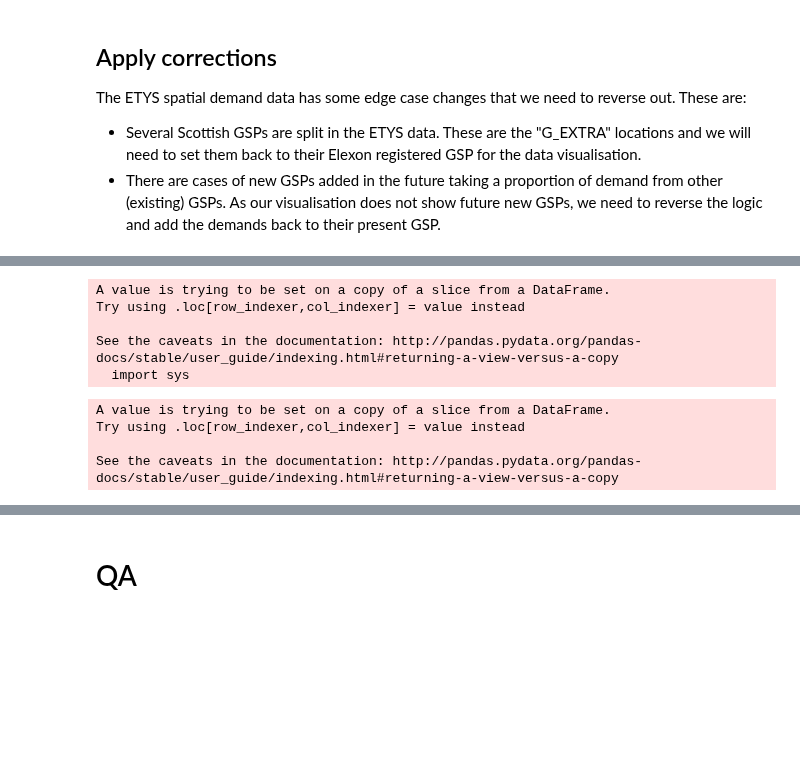
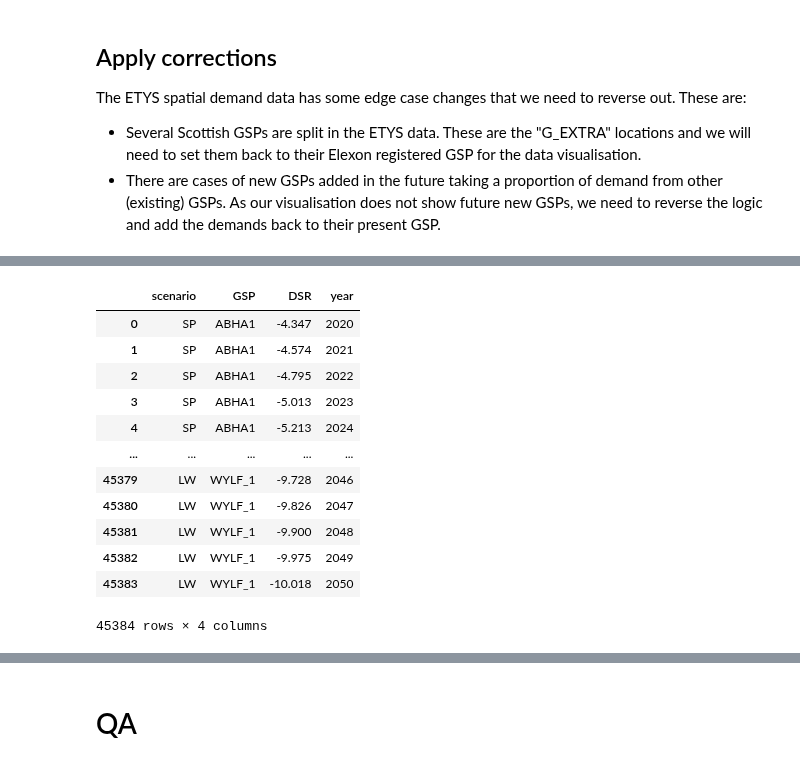
Before and after one commit to RobJN/regional-fes-resources, a Jupyter notebook: ETYS data/Read-ETYS-Spatial.ipynb, the cells around one changed output, grey strips where cells are left out. Drawn from its saved outputs; the diff is of its cells as text; code cells hidden in the pictures; blank space fills up the shorter version.

```diff
--- a/ETYS data/Read-ETYS-Spatial.ipynb
+++ b/ETYS data/Read-ETYS-Spatial.ipynb
@@ -229,3 +244,6 @@ df_DSR.loc[(df_DSR.GSP == 'DUNB_B'),'GSP']='DUNB'
 
 ##Reverse out others
 #TODO.
+
+#Convert year column from YY to YYYY format
+df_DSR.loc[:,'year'] =  (df_DSR.loc[:,'year'] + 2000).astype(int)
@@ -307,51 +250,16 @@ See the caveats in the documentation: http://pandas.pydata.org/pandas-docs/stabl
-# %%
-#Sub1MW.csv
-
-for technology in ["Hydro", "Other", "Solar", "Battery", "Wind"]:
-    for scenario in ["SP", "CT", "ST", "LW"]:
-        # Create df as a filter of df_csv
-        df = df_Sub1MW[(df_Sub1MW['scenario'] == scenario) & (df_Sub1MW['tech'] == technology)]
-        df['year'] = df['year'] + 2000
-
-        #Merge df on grouped_regions. Drop index & GSP columns
-        df = df.merge(grouped_regions, left_on = "etys_location", right_on = "index", how = 'left').drop(columns = ["index" , "etys_location"]).rename(columns = {0:"Region"})
-
-        # Pivot to have years across the top
-        df = pd.pivot_table(df, index='Region', columns= 'year', values='capacity', aggfunc = 'sum')
-
-        # Export to CSV
-        df.index.name = 'Primary'
-        if technology == "Battery":
-            filename = scenario + "-MxCapacity-" + "Storage" + ".csv"
-        else:
-            filename = scenario + "-MxCapacity-" + technology + ".csv"
-        df.to_csv(r".\ETYS data\Output\Sub1MW\\" + filename, index=True, float_format='%.3f')
-# %% [output]
-A value is trying to be set on a copy of a slice from a DataFrame.
-Try using .loc[row_indexer,col_indexer] = value instead
-
-See the caveats in the documentation: http://pandas.pydata.org/pandas-docs/stable/user_guide/indexing.html#returning-a-view-versus-a-copy
-  import sys
-# %%
-#DSR.csv
-
-for scenario in ["SP", "CT", "ST", "LW"]:
-    # Create df as a filter of df_csv
-    df = df_DSR[(df_DSR['scenario'] == scenario)]
-    df['year'] = df['year'] + 2000
-
-    #Merge df on grouped_regions. Drop index & GSP columns
-    df = df.merge(grouped_regions, left_on = "GSP", right_on = "index", how = 'left').drop(columns = ["index" , "GSP"]).rename(columns = {0:"Region"})
-
-    # Pivot to have years across the top
-    df = pd.pivot_table(df, index='Region', columns= 'year', values='DSR', aggfunc = 'sum')
-
-    # Export to CSV
-    df.index.name = 'Primary'
-    filename = scenario + "-DSR-" + ".csv"
-    df.to_csv(r".\ETYS data\Output\DSR\\" + filename, index=True, float_format='%.3f')
-# %% [output]
-A value is trying to be set on a copy of a slice from a DataFrame.
-Try using .loc[row_indexer,col_indexer] = value instead
-
-See the caveats in the documentation: http://pandas.pydata.org/pandas-docs/stable/user_guide/indexing.html#returning-a-view-versus-a-copy
+# %%
+df_DSR
+# %% [output]
+|  | scenario | GSP | DSR | year |
+| 0 | SP | ABHA1 | -4.347 | 2020 |
+| 1 | SP | ABHA1 | -4.574 | 2021 |
+| 2 | SP | ABHA1 | -4.795 | 2022 |
+| 3 | SP | ABHA1 | -5.013 | 2023 |
+| 4 | SP | ABHA1 | -5.213 | 2024 |
+| ... | ... | ... | ... | ... |
+| 45379 | LW | WYLF_1 | -9.728 | 2046 |
+| 45380 | LW | WYLF_1 | -9.826 | 2047 |
+| 45381 | LW | WYLF_1 | -9.900 | 2048 |
+| 45382 | LW | WYLF_1 | -9.975 | 2049 |
+| 45383 | LW | WYLF_1 | -10.018 | 2050 |
+45384 rows × 4 columns
```
Also changed, not shown: parts of 16 cells of this notebook.
